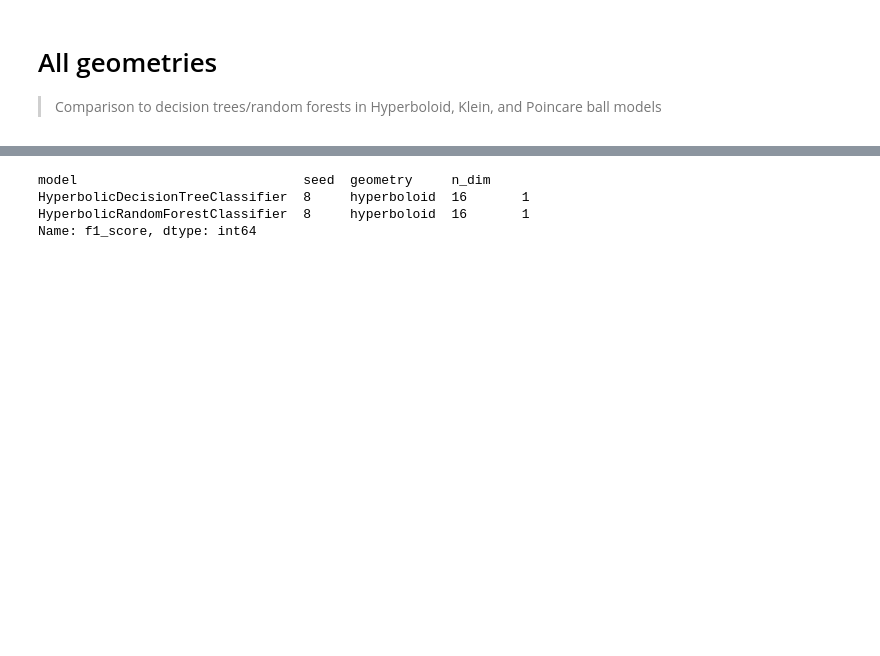
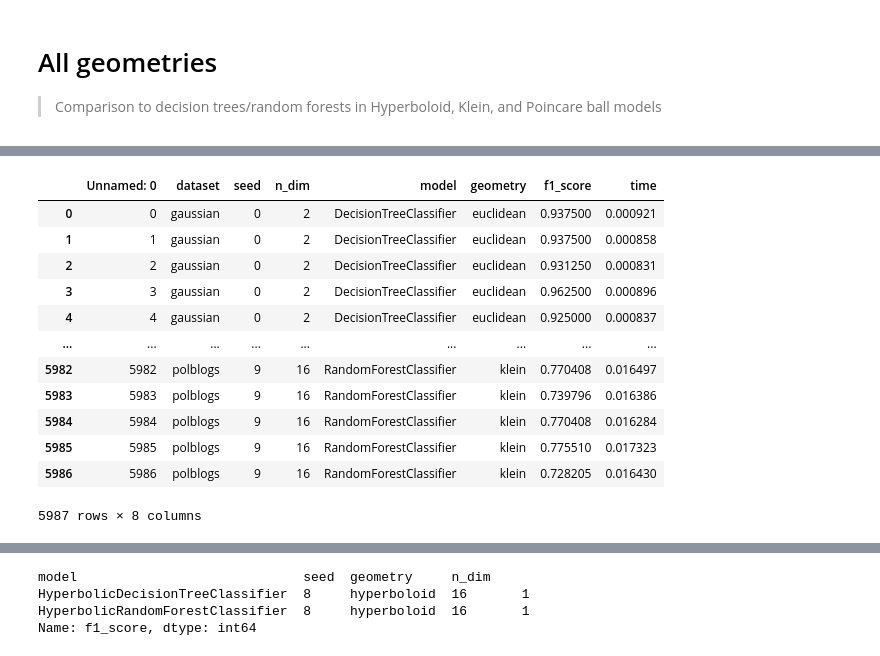
Before and after one commit to pchlenski/hyperdt, a Jupyter notebook: notebooks/35_all_geometries.ipynb, the cells around one changed output, grey strips where cells are left out. Saved outputs shown, nothing was run; the diff lists cells and outputs as text; code cells hidden in the pictures; blank space fills up the shorter version.

```diff
--- a/notebooks/35_all_geometries.ipynb
+++ b/notebooks/35_all_geometries.ipynb
@@ -125,2 +130,18 @@ results = pd.read_csv("../data/processed/all_geometries3.csv")
+# %%
+results
+# %% [output]
+|  | Unnamed: 0 | dataset | seed | n_dim | model | geometry | f1_score | time |
+| 0 | 0 | gaussian | 0 | 2 | DecisionTreeClassifier | euclidean | 0.937500 | 0.000921 |
+| 1 | 1 | gaussian | 0 | 2 | DecisionTreeClassifier | euclidean | 0.937500 | 0.000858 |
+| 2 | 2 | gaussian | 0 | 2 | DecisionTreeClassifier | euclidean | 0.931250 | 0.000831 |
+| 3 | 3 | gaussian | 0 | 2 | DecisionTreeClassifier | euclidean | 0.962500 | 0.000896 |
+| 4 | 4 | gaussian | 0 | 2 | DecisionTreeClassifier | euclidean | 0.925000 | 0.000837 |
+| ... | ... | ... | ... | ... | ... | ... | ... | ... |
+| 5982 | 5982 | polblogs | 9 | 16 | RandomForestClassifier | klein | 0.770408 | 0.016497 |
+| 5983 | 5983 | polblogs | 9 | 16 | RandomForestClassifier | klein | 0.739796 | 0.016386 |
+| 5984 | 5984 | polblogs | 9 | 16 | RandomForestClassifier | klein | 0.770408 | 0.016284 |
+| 5985 | 5985 | polblogs | 9 | 16 | RandomForestClassifier | klein | 0.775510 | 0.017323 |
+| 5986 | 5986 | polblogs | 9 | 16 | RandomForestClassifier | klein | 0.728205 | 0.016430 |
+5987 rows × 8 columns
 # %%
 pivot = (
```
Also changed, not shown: parts of 7 cells of this notebook, 1 other file.
